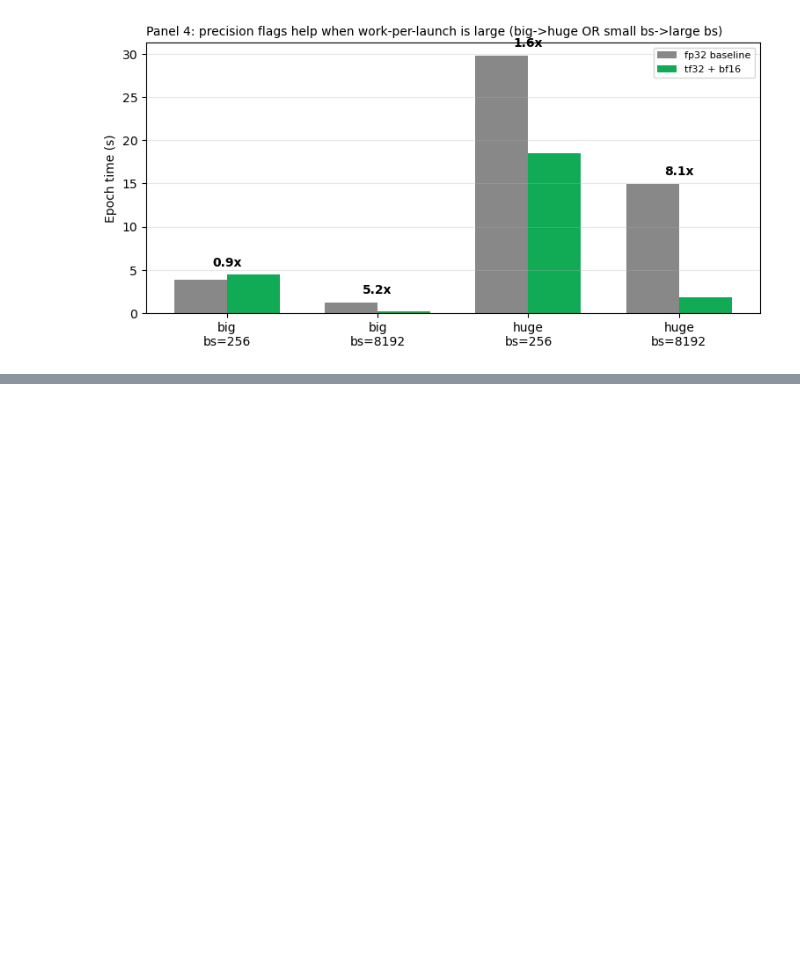
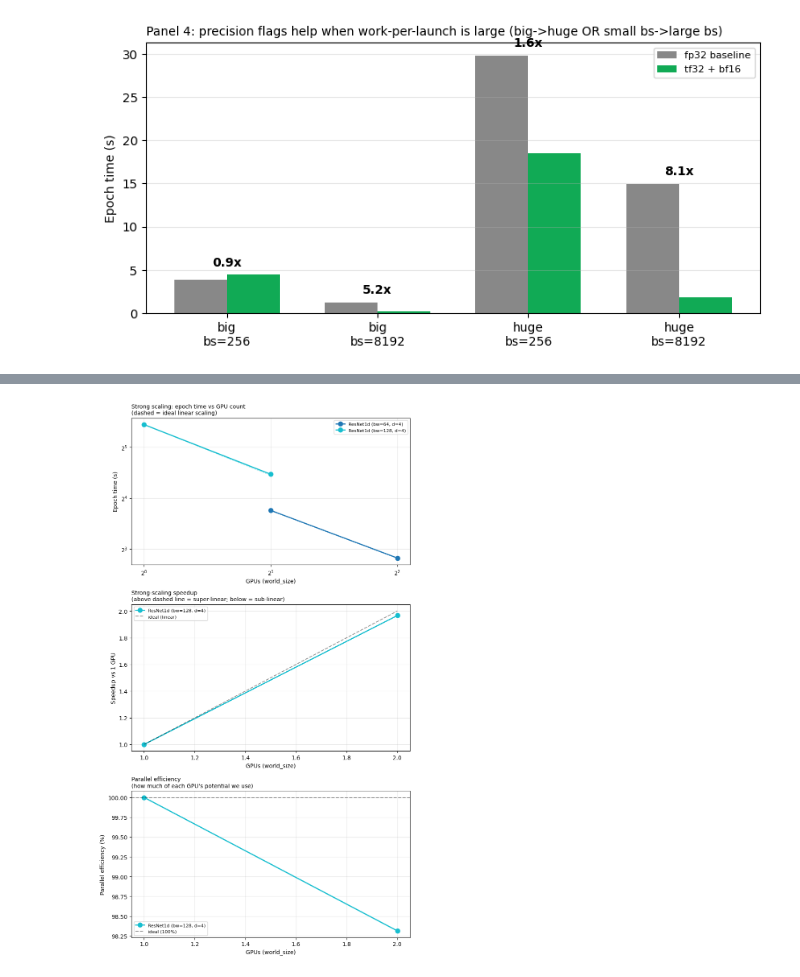
Before and after one commit to vdrach/ecg_ai, a Jupyter notebook: notebooks/visualise_data.ipynb, the cells around one changed output, grey strips where cells are left out. Cells and saved outputs as stored; diff of their text form; code cells hidden in the pictures; blank space fills up the shorter version.

```diff
--- a/notebooks/visualise_data.ipynb
+++ b/notebooks/visualise_data.ipynb
@@ -376,3 +376,34 @@ fig = plot_amdahl_comparison(df)
 fig.savefig("amdahl_punchline.png", dpi=150, bbox_inches="tight")
 # %% [output]
 [figure]
+# %%
+import sys
+from pathlib import Path
+
+# Same project-root pattern as your other notebooks
+project_root = Path.cwd()
+while not (project_root / "src").exists():
+    project_root = project_root.parent
+sys.path.insert(0, str(project_root))
+
+%load_ext autoreload
+%autoreload 2
+
+from src.plot_scaling import load_results, plot_all_scaling, summary_table
+
+# Adjust path to wherever your CSVs live -- one path or many
+from pathlib import Path
+results_dir = Path("../slurm/results")
+csv_files = sorted(results_dir.glob("resnet1d_*.csv"))
+print(f"Found {len(csv_files)} CSV files:")
+for f in csv_files:
+    print(f"  {f.name}")
+
+df = load_results(*csv_files)
+summary_table(df)
+
+# Or if you've combined them with `cat`:
+# df = load_results("../benchmark_combined_h100.csv")
+
+# Quick numeric summary
+summary_table(df)
@@ -378,0 +423,5 @@ fig.savefig("amdahl_punchline.png", dpi=150, bbox_inches="tight")
+# %%
+# All three scaling panels stacked
+fig = plot_all_scaling(df)
+# %% [output]
+[figure, added]
```
Also changed, not shown: parts of 1 cell of this notebook, 2 other files.
